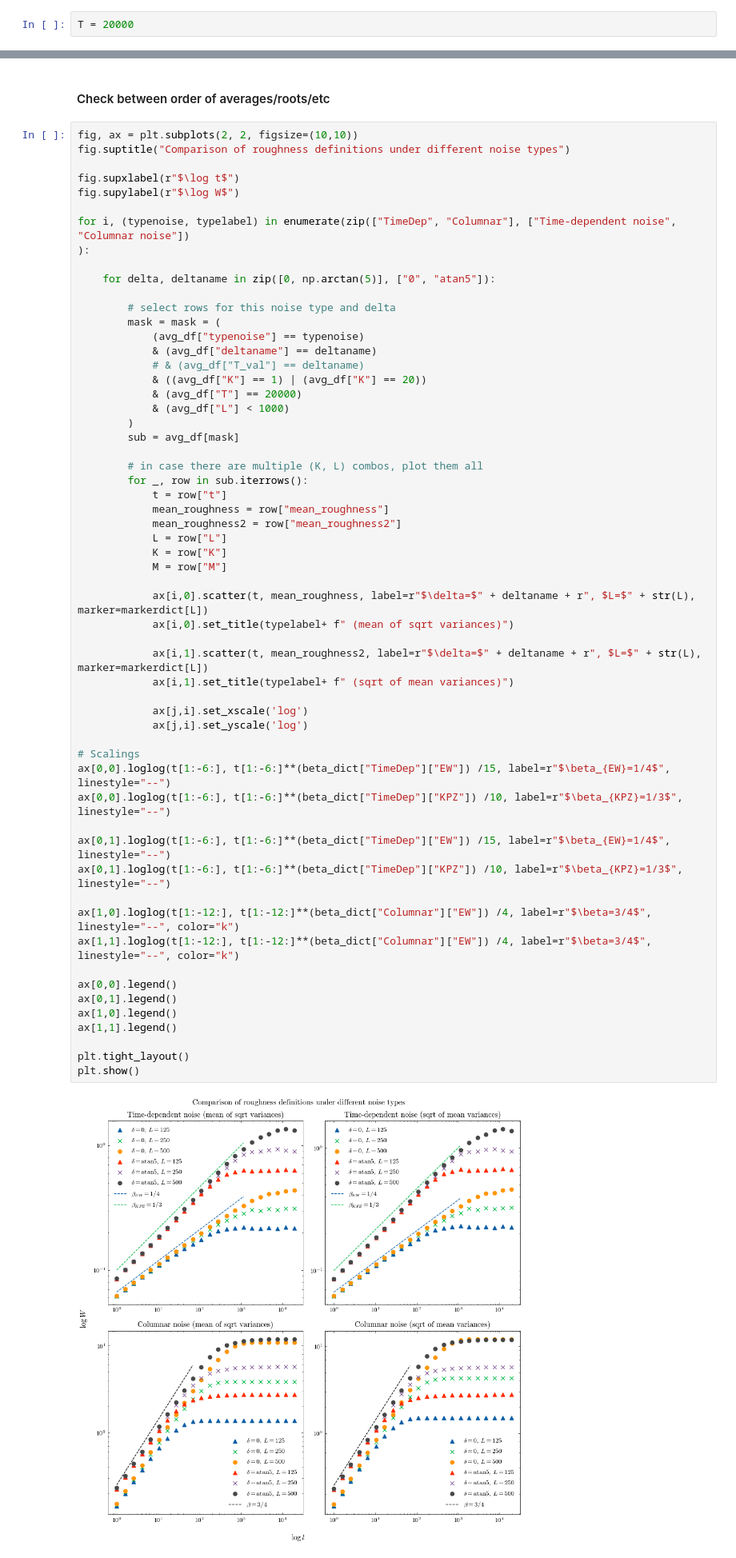
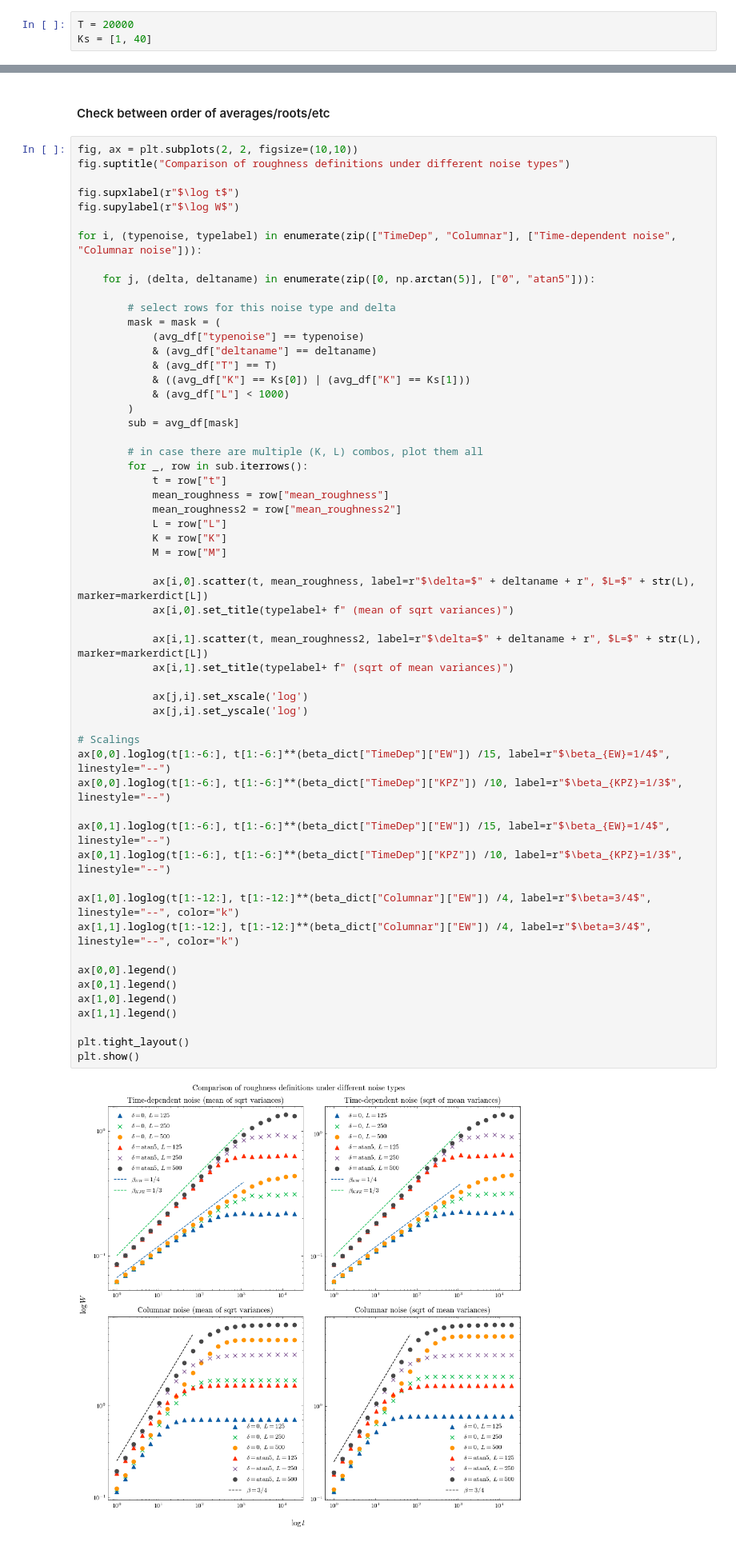
Before and after one commit to goznalo-git/RoughKuramoto, a Jupyter notebook: 2-Roughness.ipynb, the cells around one changed output, grey strips where cells are left out. Shown at 80% size. Cells and saved outputs as stored; diff of their text form.

```diff
--- a/2-Roughness.ipynb
+++ b/2-Roughness.ipynb
@@ -194,6 +199,7 @@ avg_df = pd.read_pickle(avg_df_path)
 markerdict = {500: "o", 250: "x", 125: "^", 1000: "s"}
 # %%
 T = 20000
+Ks = [1, 40]
 # %% [markdown]
 ### Large coupling = KPZ, EW
 # %%
@@ -268,18 +218,16 @@ fig.suptitle("Comparison of roughness definitions under different noise types")
 fig.supxlabel(r"$\log t$")
 fig.supylabel(r"$\log W$")
 
-for i, (typenoise, typelabel) in enumerate(zip(["TimeDep", "Columnar"], ["Time-dependent noise", "Columnar noise"])
-):
+for i, (typenoise, typelabel) in enumerate(zip(["TimeDep", "Columnar"], ["Time-dependent noise", "Columnar noise"])):
 
-    for delta, deltaname in zip([0, np.arctan(5)], ["0", "atan5"]):
+    for j, (delta, deltaname) in enumerate(zip([0, np.arctan(5)], ["0", "atan5"])):
 
         # select rows for this noise type and delta
         mask = mask = (
             (avg_df["typenoise"] == typenoise)
             & (avg_df["deltaname"] == deltaname)
-            # & (avg_df["T_val"] == deltaname)
-            & ((avg_df["K"] == 1) | (avg_df["K"] == 20))
-            & (avg_df["T"] == 20000)
+            & (avg_df["T"] == T)
+            & ((avg_df["K"] == Ks[0]) | (avg_df["K"] == Ks[1]))
             & (avg_df["L"] < 1000)
         )
         sub = avg_df[mask]
@@ -293,34 +241,34 @@ for i, (typenoise, typelabel) in enumerate(zip(["TimeDep", "Columnar"], ["Time-d
             K = row["K"]
             M = row["M"]
 
             ax[i,0].scatter(t, mean_roughness, label=r"$\delta=$" + deltaname + r", $L=$" + str(L), marker=markerdict[L])
             ax[i,0].set_title(typelabel+ f" (mean of sqrt variances)")
 
             ax[i,1].scatter(t, mean_roughness2, label=r"$\delta=$" + deltaname + r", $L=$" + str(L), marker=markerdict[L])
             ax[i,1].set_title(typelabel+ f" (sqrt of mean variances)")
 
             ax[j,i].set_xscale('log')
             ax[j,i].set_yscale('log')
 
 # Scalings
 ax[0,0].loglog(t[1:-6:], t[1:-6:]**(beta_dict["TimeDep"]["EW"]) /15, label=r"$\beta_{EW}=1/4$", linestyle="--")
 ax[0,0].loglog(t[1:-6:], t[1:-6:]**(beta_dict["TimeDep"]["KPZ"]) /10, label=r"$\beta_{KPZ}=1/3$", linestyle="--")
 
 ax[0,1].loglog(t[1:-6:], t[1:-6:]**(beta_dict["TimeDep"]["EW"]) /15, label=r"$\beta_{EW}=1/4$", linestyle="--")
 ax[0,1].loglog(t[1:-6:], t[1:-6:]**(beta_dict["TimeDep"]["KPZ"]) /10, label=r"$\beta_{KPZ}=1/3$", linestyle="--")
 
 ax[1,0].loglog(t[1:-12:], t[1:-12:]**(beta_dict["Columnar"]["EW"]) /4, label=r"$\beta=3/4$", linestyle="--", color="k")
 ax[1,1].loglog(t[1:-12:], t[1:-12:]**(beta_dict["Columnar"]["EW"]) /4, label=r"$\beta=3/4$", linestyle="--", color="k")
 
 ax[0,0].legend()
 ax[0,1].legend()
 ax[1,0].legend()
 ax[1,1].legend()
 
 plt.tight_layout()
 plt.show()
 # %% [output]
-[figure, old version]
+[figure, new version]
 # %% [markdown]
 #### Family-Vicsek collapse
 # %%
```
Also changed, not shown: parts of 6 cells of this notebook, 9 other files.
